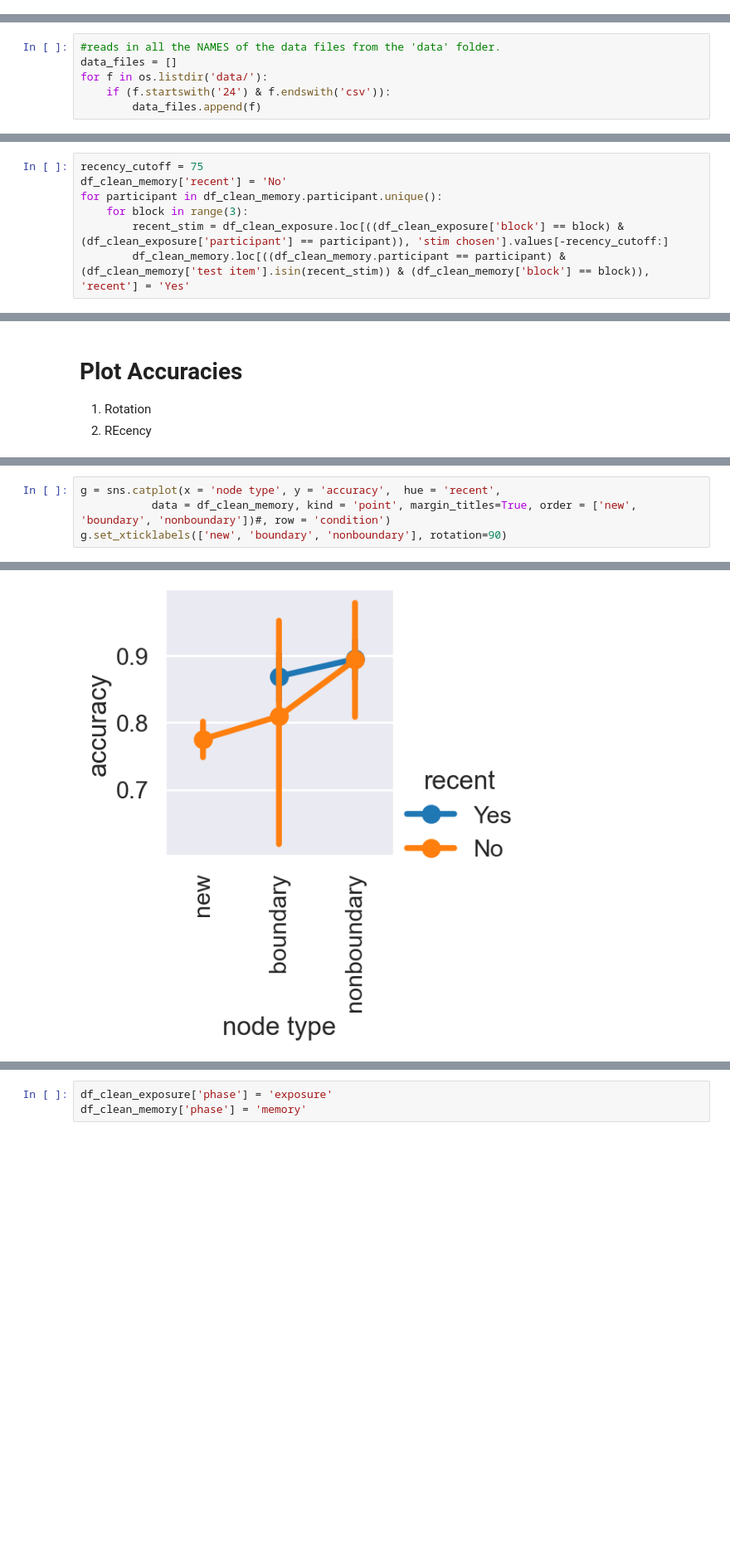
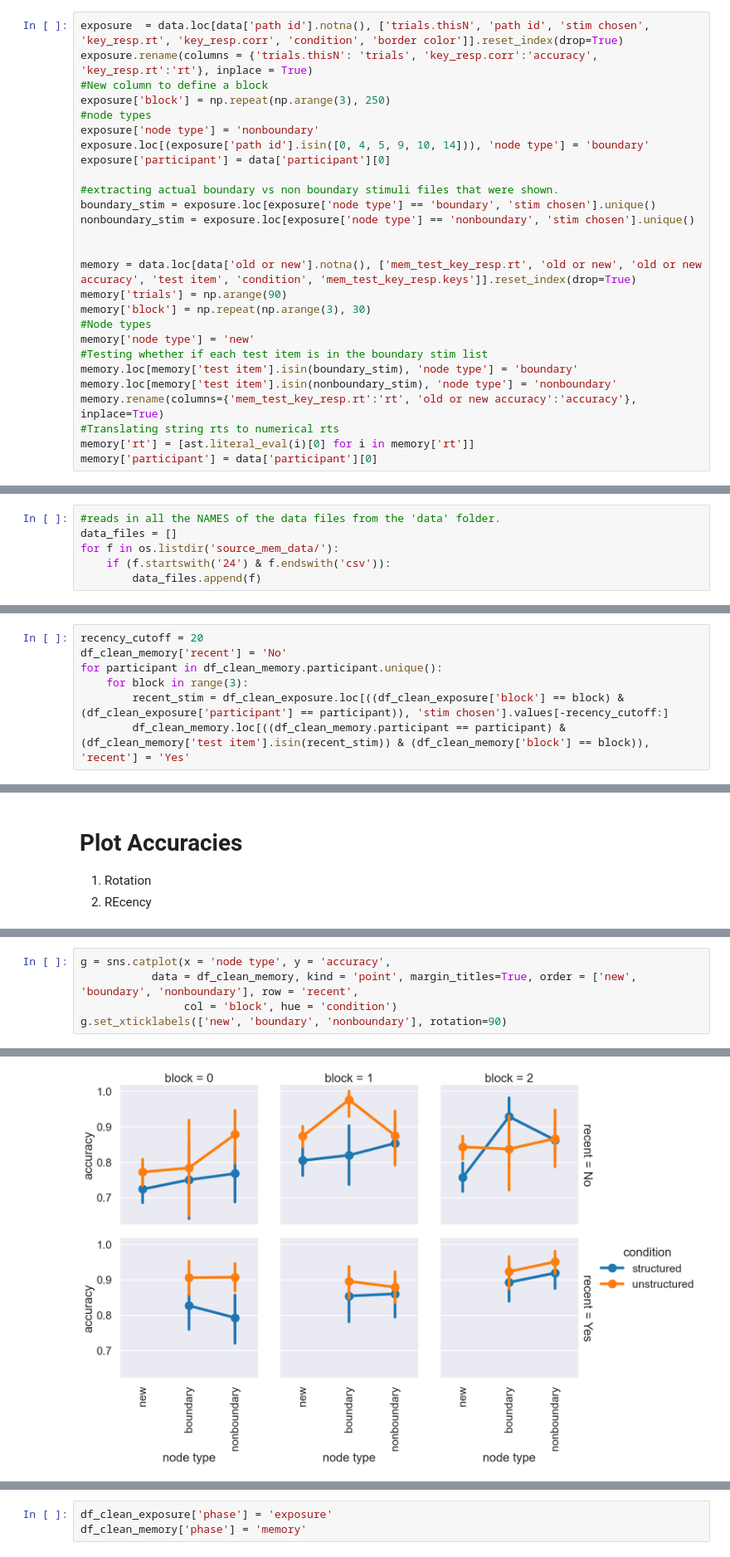
Before and after one commit to tejas-savalia/eb_mem, a Jupyter notebook: analysis_sandbox.ipynb, the cells around one changed output, grey strips where cells are left out. Shown at 83% size. Cells and saved outputs as stored; diff of their text form; blank space fills up the shorter version.

```diff
--- a/analysis_sandbox.ipynb
+++ b/analysis_sandbox.ipynb
@@ -19,0 +91,27 @@ sns.set_style('darkgrid')
+# %%
+exposure  = data.loc[data['path id'].notna(), ['trials.thisN', 'path id', 'stim chosen', 'key_resp.rt', 'key_resp.corr', 'condition', 'border color']].reset_index(drop=True)
+exposure.rename(columns = {'trials.thisN': 'trials', 'key_resp.corr':'accuracy', 'key_resp.rt':'rt'}, inplace = True)
+#New column to define a block
+exposure['block'] = np.repeat(np.arange(3), 250)
+#node types
+exposure['node type'] = 'nonboundary'
+exposure.loc[(exposure['path id'].isin([0, 4, 5, 9, 10, 14])), 'node type'] = 'boundary'
+exposure['participant'] = data['participant'][0]
+
+#extracting actual boundary vs non boundary stimuli files that were shown.
+boundary_stim = exposure.loc[exposure['node type'] == 'boundary', 'stim chosen'].unique()
+nonboundary_stim = exposure.loc[exposure['node type'] == 'nonboundary', 'stim chosen'].unique()
+
+
+memory = data.loc[data['old or new'].notna(), ['mem_test_key_resp.rt', 'old or new', 'old or new accuracy', 'test item', 'condition', 'mem_test_key_resp.keys']].reset_index(drop=True)
+memory['trials'] = np.arange(90)
+memory['block'] = np.repeat(np.arange(3), 30)
+#Node types
+memory['node type'] = 'new'
+#Testing whether if each test item is in the boundary stim list
+memory.loc[memory['test item'].isin(boundary_stim), 'node type'] = 'boundary'
+memory.loc[memory['test item'].isin(nonboundary_stim), 'node type'] = 'nonboundary'
+memory.rename(columns={'mem_test_key_resp.rt':'rt', 'old or new accuracy':'accuracy'}, inplace=True)
+#Translating string rts to numerical rts
+memory['rt'] = [ast.literal_eval(i)[0] for i in memory['rt']]
+memory['participant'] = data['participant'][0]
@@ -87,7 +189,7 @@ def clean_data(filename, which_data = 'mem data'):
 # %%
 #reads in all the NAMES of the data files from the 'data' folder.
 data_files = []
-for f in os.listdir('data/'):
+for f in os.listdir('source_mem_data/'):
     if (f.startswith('24') & f.endswith('csv')):
         data_files.append(f)
 # %% [markdown]
@@ -115,7 +217,7 @@ df_clean_memory = pd.concat([clean_data(f) for f in data_files]).reset_index(dro
 
 # df_clean_participant
 # %%
-recency_cutoff = 75
+recency_cutoff = 20
 df_clean_memory['recent'] = 'No'
 for participant in df_clean_memory.participant.unique():
     for block in range(3):
@@ -136,7 +250,8 @@ len(df_clean_memory.loc[((df_clean_memory['recent'] == 'No') & (df_clean_memory[
 # %%
-g = sns.catplot(x = 'node type', y = 'accuracy',  hue = 'recent',
-           data = df_clean_memory, kind = 'point', margin_titles=True, order = ['new', 'boundary', 'nonboundary'])#, row = 'condition')
+g = sns.catplot(x = 'node type', y = 'accuracy',
+           data = df_clean_memory, kind = 'point', margin_titles=True, order = ['new', 'boundary', 'nonboundary'], row = 'recent',
+                col = 'block', hue = 'condition')
 g.set_xticklabels(['new', 'boundary', 'nonboundary'], rotation=90)
 # %% [output]
 <seaborn.axisgrid.FacetGrid at 0x...>
-[figure, old version]
+[figure, new version]
```
Also changed, not shown: parts of 37 cells of this notebook, 1 other file.
